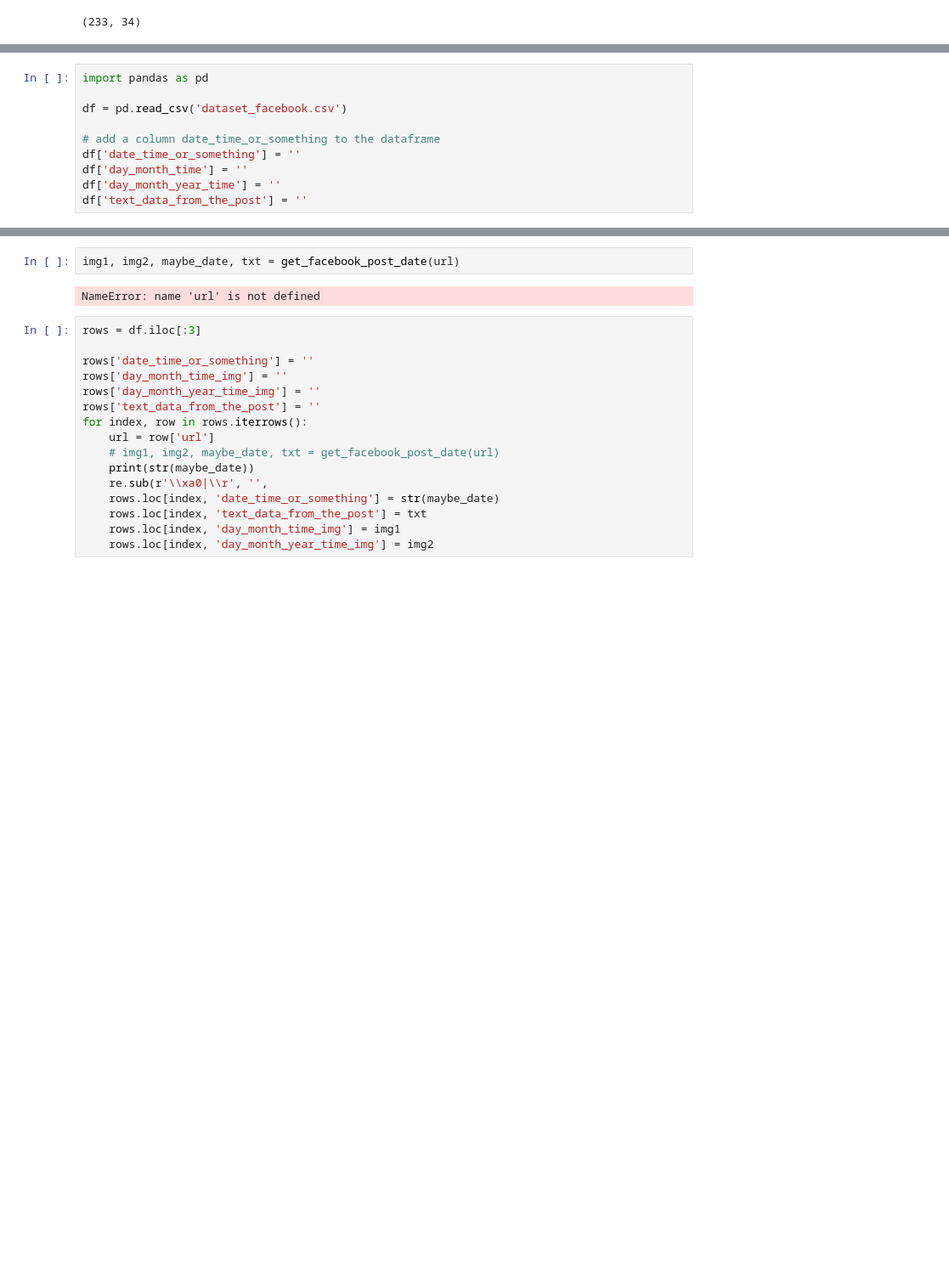
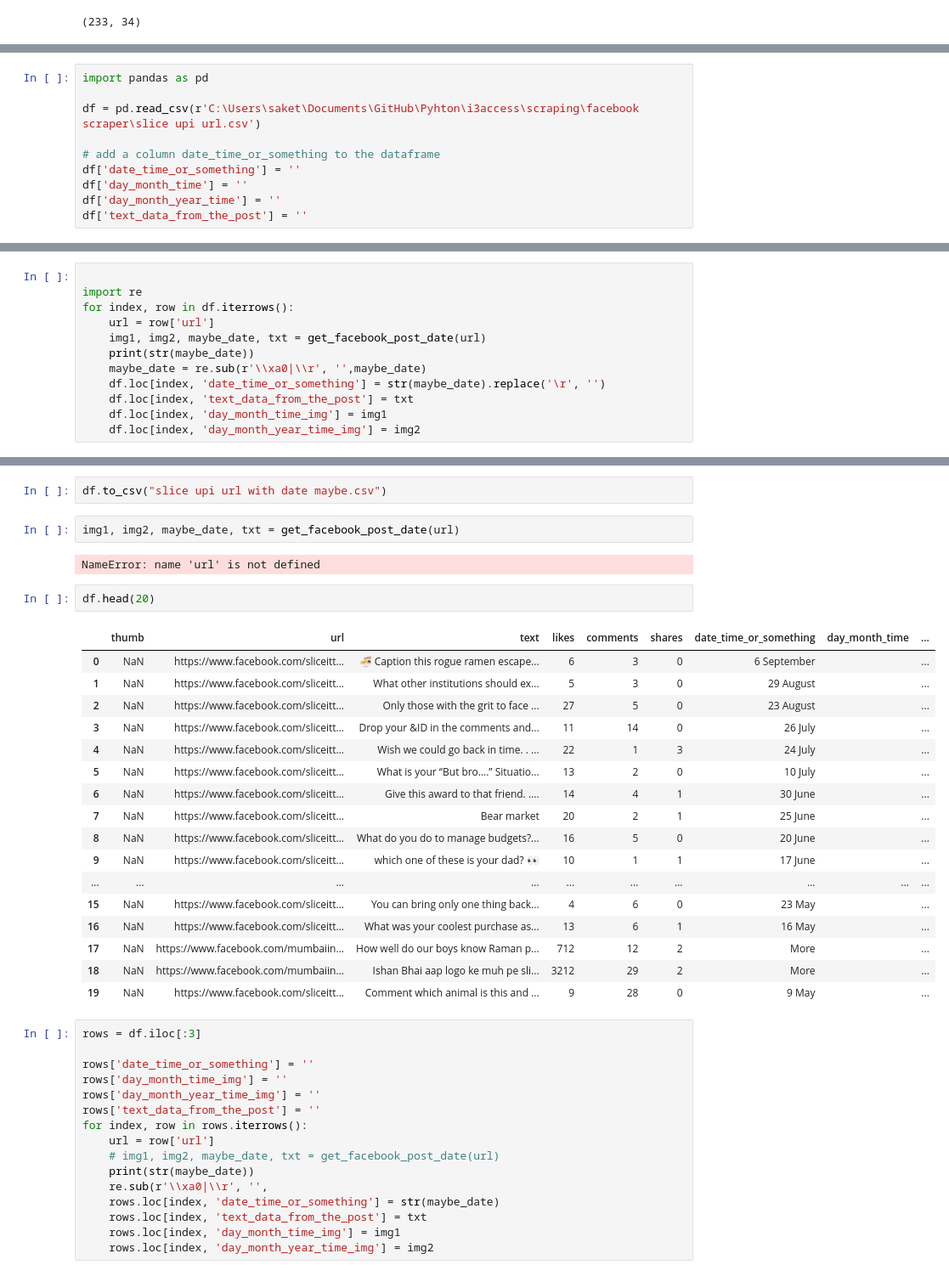
Before and after one commit to saketthakur001/get-post-date-from-facebook-post, a Jupyter notebook: get timestamp .ipynb, the cells around one changed output, grey strips where cells are left out. Shown at 85% size. Saved outputs shown, nothing was run; the diff lists cells and outputs as text; blank space fills up the shorter version.

```diff
--- a/get timestamp .ipynb
+++ b/get timestamp .ipynb
@@ -106,7 +122,7 @@ IndexError: list index out of range
 # %%
 import pandas as pd
 
-df = pd.read_csv('dataset_facebook.csv')
+df = pd.read_csv(r'C:\Users\saket\Documents\GitHub\Pyhton\i3access\scraping\facebook scraper\slice upi url.csv')
 
 # add a column date_time_or_something to the dataframe
 df['date_time_or_something'] = ''
@@ -119,0 +132,12 @@ NameError: name 'maybe_date' is not defined
+# %%
+
+import re
+for index, row in df.iterrows():
+    url = row['url']
+    img1, img2, maybe_date, txt = get_facebook_post_date(url)
+    print(str(maybe_date))
+    maybe_date = re.sub(r'\\xa0|\\r', '',maybe_date)
+    df.loc[index, 'date_time_or_something'] = str(maybe_date).replace('\r', '')
+    df.loc[index, 'text_data_from_the_post'] = txt
+    df.loc[index, 'day_month_time_img'] = img1
+    df.loc[index, 'day_month_year_time_img'] = img2
@@ -120,7 +163,29 @@ NameError: name 'maybe_date' is not defined
+# %%
+df.to_csv("slice upi url with date maybe.csv")
 # %%
 img1, img2, maybe_date, txt = get_facebook_post_date(url)
 # %% [output]
 NameError: name 'url' is not defined
+# %%
+df.head(20)
+# %% [output]
+|  | thumb | url | text | likes | comments | shares | date_time_or_something | day_month_time | ... |
+| 0 | NaN | https://www.facebook.com/sliceitt... | 🍜 Caption this rogue ramen escape... | 6 | 3 | 0 | 6 September |  | ... |
+| 1 | NaN | https://www.facebook.com/sliceitt... | What other institutions should ex... | 5 | 3 | 0 | 29 August |  | ... |
+| 2 | NaN | https://www.facebook.com/sliceitt... | Only those with the grit to face ... | 27 | 5 | 0 | 23 August |  | ... |
+| 3 | NaN | https://www.facebook.com/sliceitt... | Drop your &ID in the comments and... | 11 | 14 | 0 | 26 July |  | ... |
+| 4 | NaN | https://www.facebook.com/sliceitt... | Wish we could go back in time. . ... | 22 | 1 | 3 | 24 July |  | ... |
+| 5 | NaN | https://www.facebook.com/sliceitt... | What is your “But bro….” Situatio... | 13 | 2 | 0 | 10 July |  | ... |
+| 6 | NaN | https://www.facebook.com/sliceitt... | Give this award to that friend. .... | 14 | 4 | 1 | 30 June |  | ... |
+| 7 | NaN | https://www.facebook.com/sliceitt... | Bear market | 20 | 2 | 1 | 25 June |  | ... |
+| 8 | NaN | https://www.facebook.com/sliceitt... | What do you do to manage budgets?... | 16 | 5 | 0 | 20 June |  | ... |
+| 9 | NaN | https://www.facebook.com/sliceitt... | which one of these is your dad? 👀 | 10 | 1 | 1 | 17 June |  | ... |
+| ... | ... | ... | ... | ... | ... | ... | ... | ... | ... |
+| 15 | NaN | https://www.facebook.com/sliceitt... | You can bring only one thing back... | 4 | 6 | 0 | 23 May |  | ... |
+| 16 | NaN | https://www.facebook.com/sliceitt... | What was your coolest purchase as... | 13 | 6 | 1 | 16 May |  | ... |
+| 17 | NaN | https://www.facebook.com/mumbaiin... | How well do our boys know Raman p... | 712 | 12 | 2 | More |  | ... |
+| 18 | NaN | https://www.facebook.com/mumbaiin... | Ishan Bhai aap logo ke muh pe sli... | 3212 | 29 | 2 | More |  | ... |
+| 19 | NaN | https://www.facebook.com/sliceitt... | Comment which animal is this and ... | 9 | 28 | 0 | 9 May |  | ... |
 # %%
 rows = df.iloc[:3]
 
```
Also changed, not shown: parts of 7 cells of this notebook, 3 other files.
